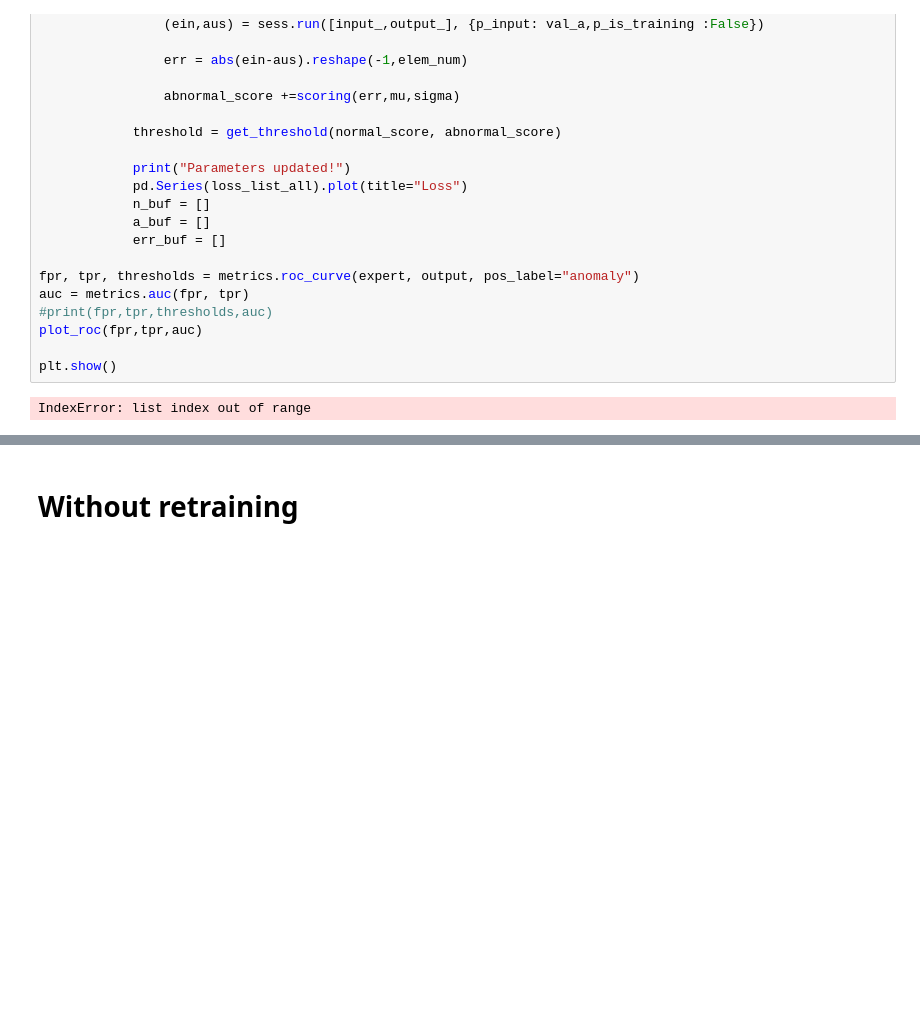
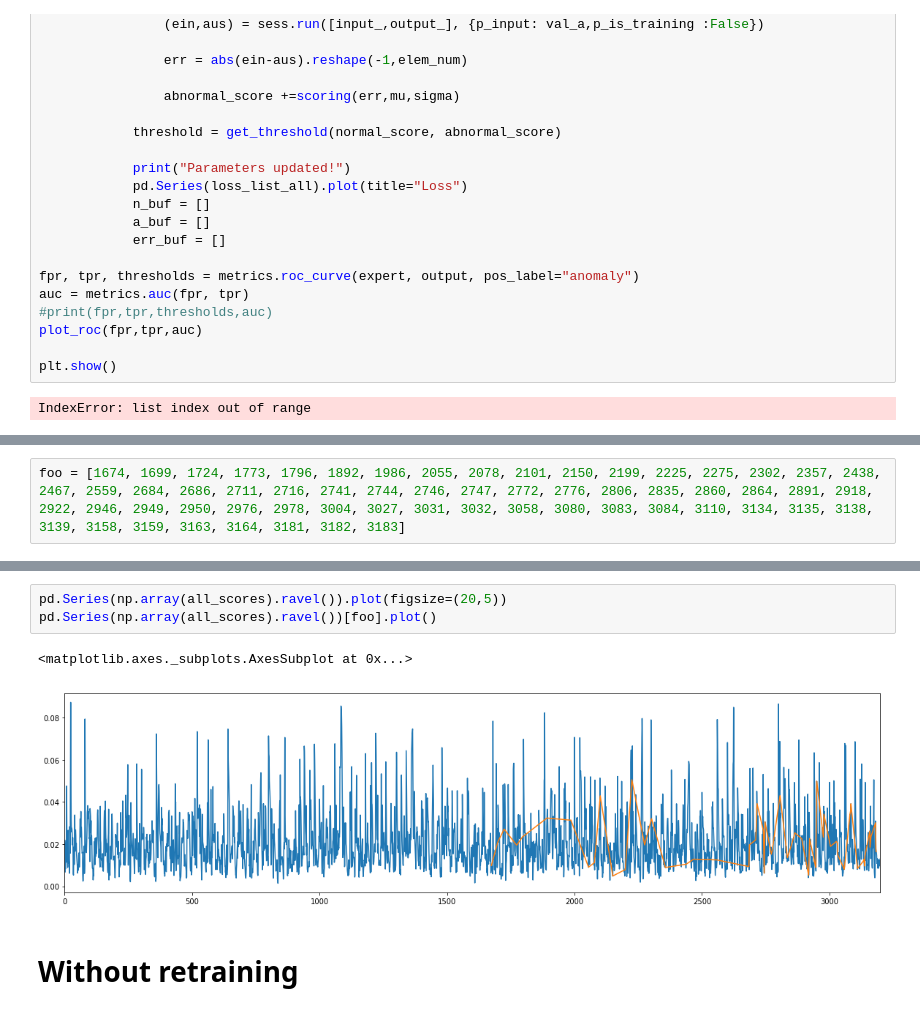
Before and after one commit to binli826/LSTM-Autoencoders, a Jupyter notebook: src/Experiments/Online_forest.ipynb, the cells around one changed output, grey strips where cells are left out. Cells and saved outputs as stored; diff of their text form; blank space fills up the shorter version.

```diff
--- a/src/Experiments/Online_forest.ipynb
+++ b/src/Experiments/Online_forest.ipynb
@@ -421,2 +403,4 @@ plt.show()
+# %%
+foo = [1674, 1699, 1724, 1773, 1796, 1892, 1986, 2055, 2078, 2101, 2150, 2199, 2225, 2275, 2302, 2357, 2438, 2467, 2559, 2684, 2686, 2711, 2716, 2741, 2744, 2746, 2747, 2772, 2776, 2806, 2835, 2860, 2864, 2891, 2918, 2922, 2946, 2949, 2950, 2976, 2978, 3004, 3027, 3031, 3032, 3058, 3080, 3083, 3084, 3110, 3134, 3135, 3138, 3139, 3158, 3159, 3163, 3164, 3181, 3182, 3183]
 # %%
 pd.Series(output).plot()
@@ -427,3 +413,9 @@ pd.Series(output)[anomaly_index].plot()
+# %%
+pd.Series(np.array(all_scores).ravel()).plot(figsize=(20,5))
+pd.Series(np.array(all_scores).ravel())[foo].plot()
+# %% [output]
+<matplotlib.axes._subplots.AxesSubplot at 0x...>
+[figure, added]
 # %% [markdown]
 # Without retraining
 # %%
```
Also changed, not shown: parts of 2 cells of this notebook, 5 other files.
